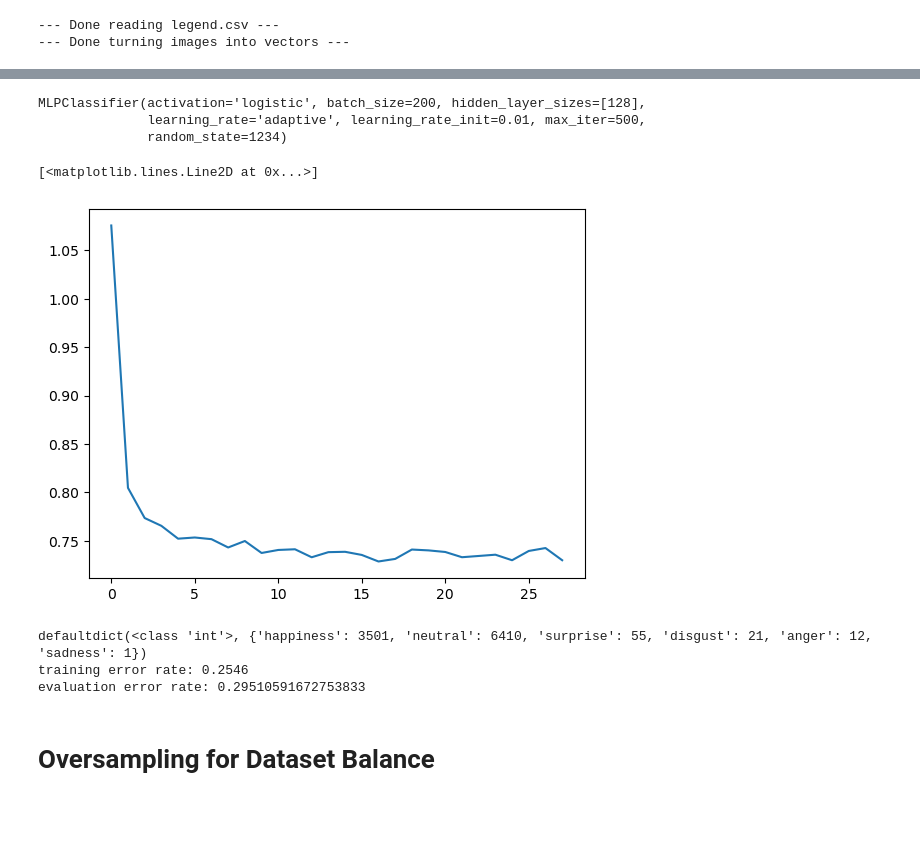
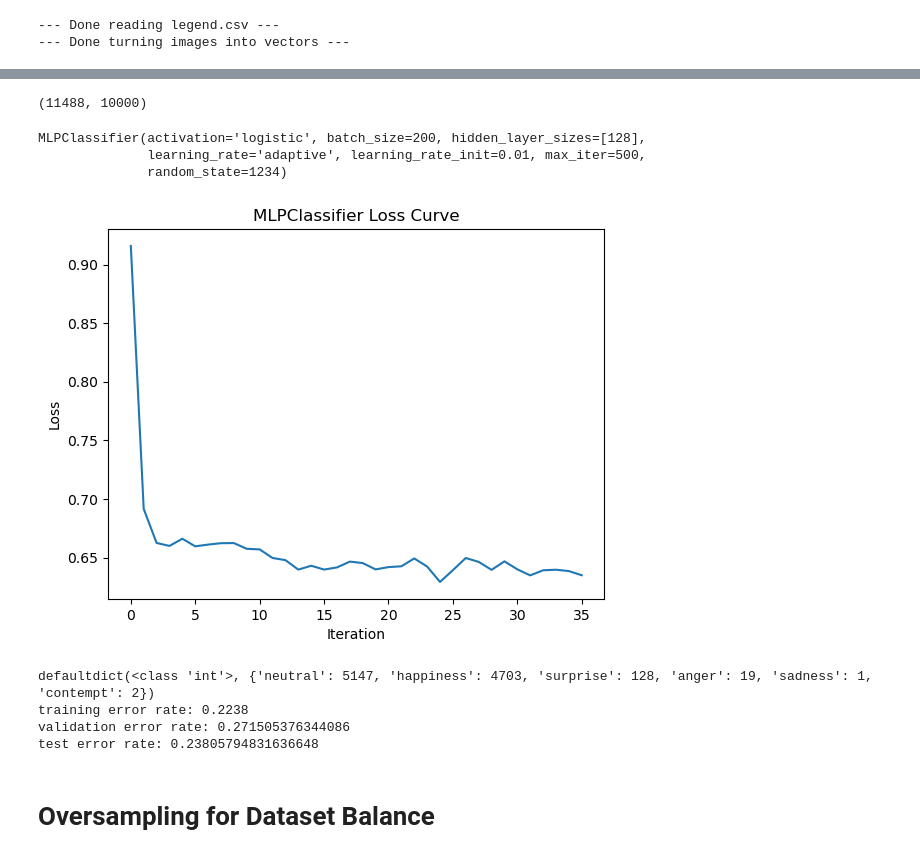
Before and after one commit to devvpat/facial_expressions_learning, a Jupyter notebook: project.ipynb, the cells around one changed output, grey strips where cells are left out. Drawn from its saved outputs; the diff is of its cells as text; code cells hidden in the pictures; blank space fills up the shorter version.

Commit message:
Update MLPClassifier notebook with better outputs

```diff
--- a/project.ipynb
+++ b/project.ipynb
@@ -49,6 +49,10 @@ X_te = scaler.transform(X_te_unscaled)     #  just with the transformed values f
 # %%
 X_tr_subset = X_tr[:10000]
 y_tr_subset = y_tr[:10000]
+# %%
+print(X_tr.shape)
+# %% [output]
+(11488, 10000)
 # %%
 neural_network = MLPClassifier(hidden_layer_sizes=[128],
                                activation='logistic',
@@ -63,12 +67,15 @@ neural_network.fit(X_tr_subset, y_tr_subset)
 MLPClassifier(activation='logistic', batch_size=200, hidden_layer_sizes=[128],
               learning_rate='adaptive', learning_rate_init=0.01, max_iter=500,
               random_state=1234)
-# %%
-curve = neural_network.loss_curve_
-plt.plot(range(len(curve)), curve)
-# %% [output]
-[<matplotlib.lines.Line2D at 0x...>]
-[figure, removed]
+# %%
+curve = neural_network.loss_curve_
+plt.plot(curve)
+plt.title("MLPClassifier Loss Curve")
+plt.xlabel("Iteration")
+plt.ylabel("Loss")
+plt.show()
+# %% [output]
+[figure, added]
 # %%
 yp = neural_network.predict(X_tr_subset)
 countsp = defaultdict(int)
@@ -76,13 +83,15 @@ for i in yp:
     countsp[i] += 1
 print(countsp)
 print('training error rate: ' + str(sum([0 if y == yp else 1 for y, yp in zip(y_tr_subset, neural_network.predict(X_tr_subset))])/len(y_tr_subset)))
-print('evaluation error rate: '+ str(sum([0 if y == yp else 1 for y, yp in zip(y_te, neural_network.predict(X_te))])/len(y_te)))
+print('validation error rate: ' + str(sum([0 if y == yp else 1 for y, yp in zip(y_tr[10000:], neural_network.predict(X_tr[10000:,]))])/len(y_tr[10000:])))
+print('test error rate: '+ str(sum([0 if y == yp else 1 for y, yp in zip(y_te, neural_network.predict(X_te))])/len(y_te)))
 
 # the network has trouble predicting emotions like sadness, contempt, anger, disgust because there are few of them in the dataset compared to happiness and neutral.
 # %% [output]
-defaultdict(<class 'int'>, {'happiness': 3501, 'neutral': 6410, 'surprise': 55, 'disgust': 21, 'anger': 12, 'sadness': 1})
-training error rate: 0.2546
-evaluation error rate: 0.29510591672753833
+defaultdict(<class 'int'>, {'neutral': 5147, 'happiness': 4703, 'surprise': 128, 'anger': 19, 'sadness': 1, 'contempt': 2})
+training error rate: 0.2238
+validation error rate: 0.271505376344086
+test error rate: 0.23805794831636648
 # %% [markdown]
 # Oversampling for Dataset Balance
 # %%
```
Also changed, not shown: parts of 12 cells of this notebook.
